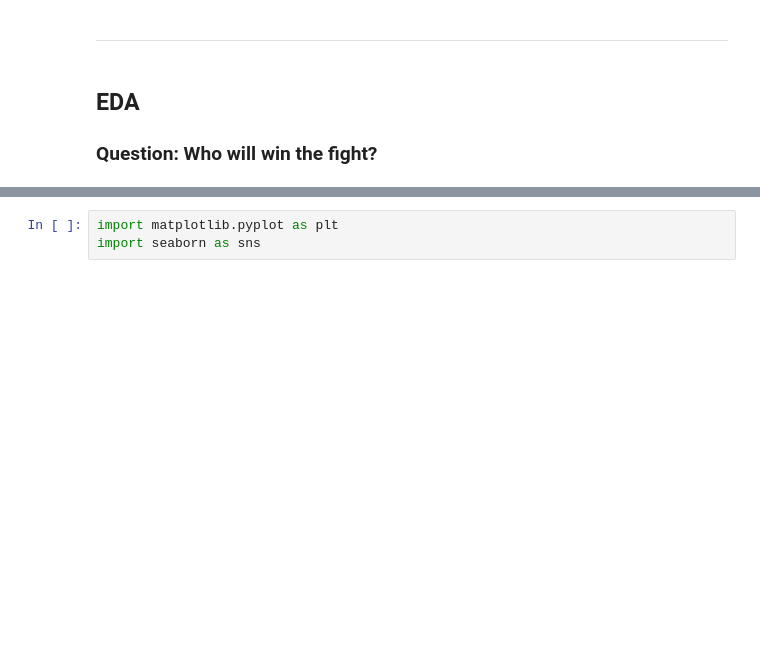
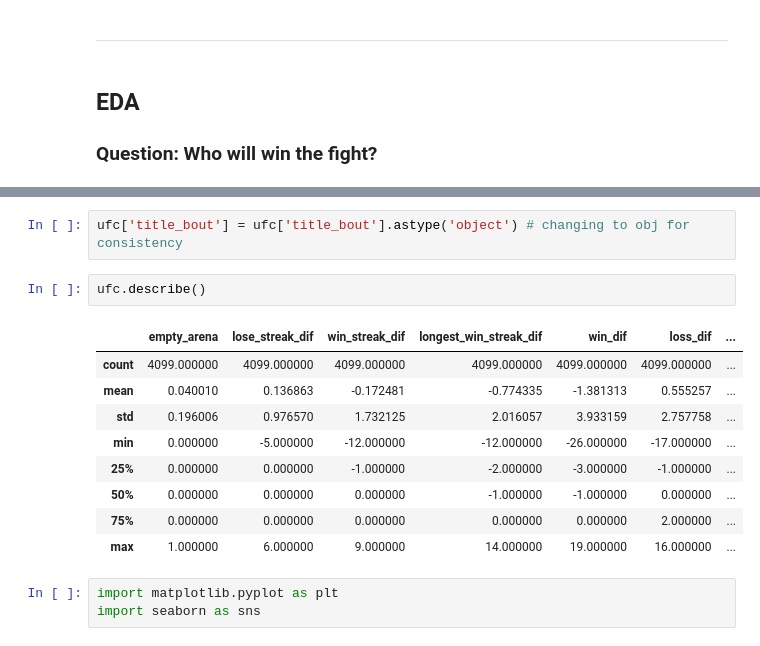
Before and after one commit to jpz129/ufc_bets, a Jupyter notebook: mma-bets/notebooks/1-exploration.ipynb, the cells around one changed output, grey strips where cells are left out. Drawn from its saved outputs; the diff is of its cells as text; blank space fills up the shorter version.

```diff
--- a/mma-bets/notebooks/1-exploration.ipynb
+++ b/mma-bets/notebooks/1-exploration.ipynb
@@ -100,3 +106,17 @@ memory usage: 1.0+ MB
+# %%
+ufc['title_bout'] = ufc['title_bout'].astype('object') # changing to obj for consistency
+# %%
+ufc.describe()
+# %% [output]
+|  | empty_arena | lose_streak_dif | win_streak_dif | longest_win_streak_dif | win_dif | loss_dif | ... |
+| count | 4099.000000 | 4099.000000 | 4099.000000 | 4099.000000 | 4099.000000 | 4099.000000 | ... |
+| mean | 0.040010 | 0.136863 | -0.172481 | -0.774335 | -1.381313 | 0.555257 | ... |
+| std | 0.196006 | 0.976570 | 1.732125 | 2.016057 | 3.933159 | 2.757758 | ... |
+| min | 0.000000 | -5.000000 | -12.000000 | -12.000000 | -26.000000 | -17.000000 | ... |
+| 25% | 0.000000 | 0.000000 | -1.000000 | -2.000000 | -3.000000 | -1.000000 | ... |
+| 50% | 0.000000 | 0.000000 | 0.000000 | -1.000000 | -1.000000 | 0.000000 | ... |
+| 75% | 0.000000 | 0.000000 | 0.000000 | 0.000000 | 0.000000 | 2.000000 | ... |
+| max | 1.000000 | 6.000000 | 9.000000 | 14.000000 | 19.000000 | 16.000000 | ... |
 # %%
 import matplotlib.pyplot as plt
 import seaborn as sns
```
Also changed, not shown: parts of 16 cells of this notebook.
